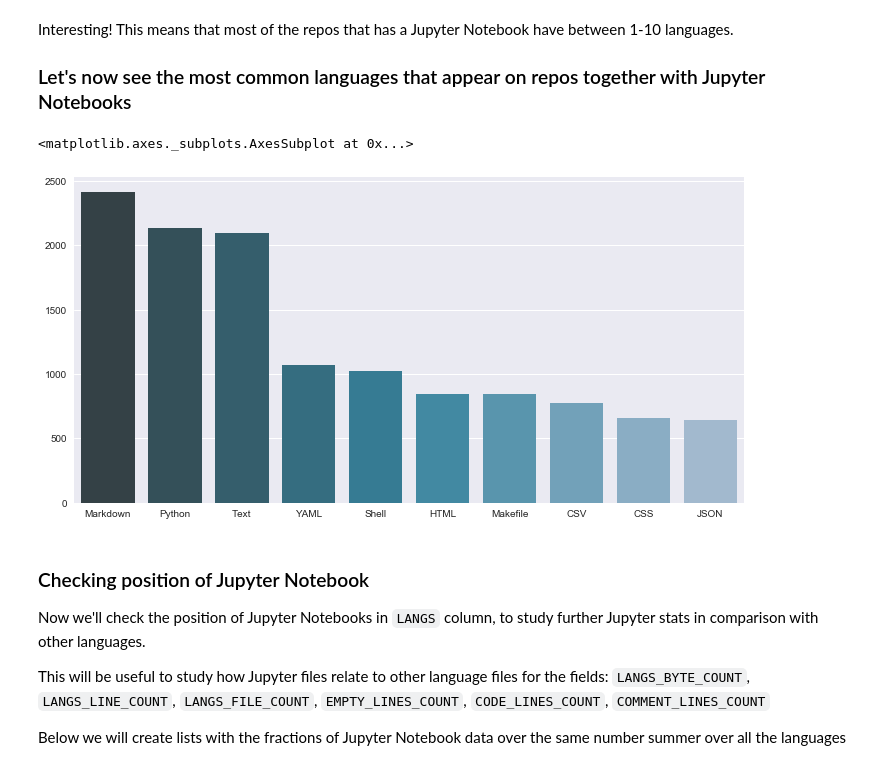
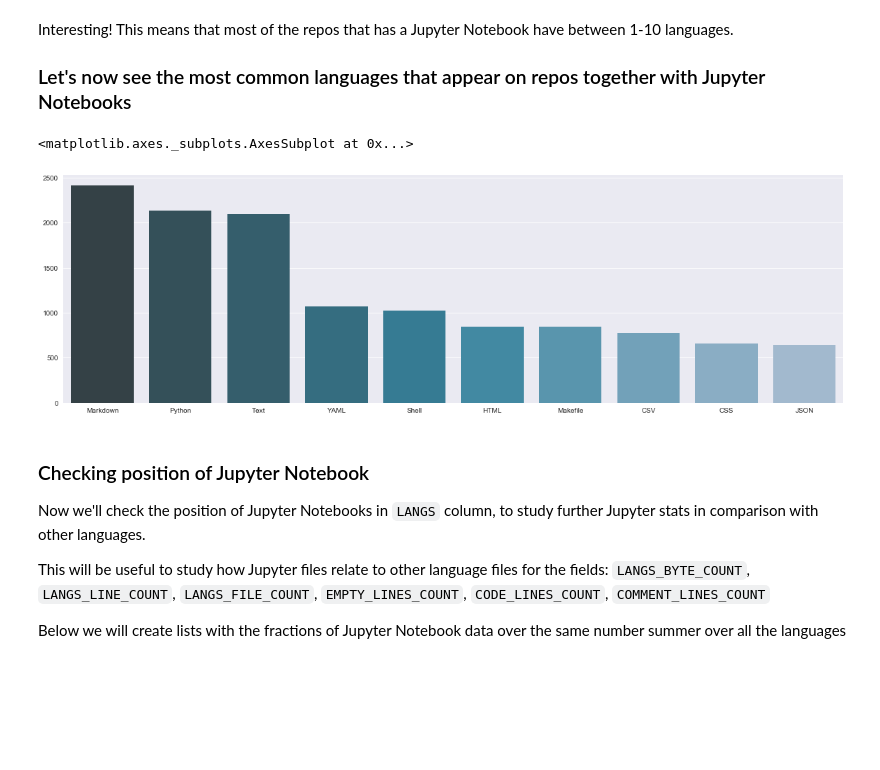
Before and after one commit to gomesfernanda/PGA_study, a Jupyter notebook: PGA_study_Jupyter.ipynb, the cells around one changed output. Saved outputs shown, nothing was run; the diff lists cells and outputs as text; code cells hidden in the pictures; blank space fills up the shorter version.

```diff
--- a/PGA_study_Jupyter.ipynb
+++ b/PGA_study_Jupyter.ipynb
@@ -107,23 +107,23 @@ Interesting! This means that most of the repos that has a Jupyter Notebook have
 # %%
 from collections import Counter
 
 list_alllangs = []
 
 for row in range(len(jupyter_df)):
     row_str = str(jupyter_df.iloc[row].at['LANGS'])                # Turning the Langs column into a string
     row_list = row_str.split(',')                                  # Creating a list from the Languages string
     tw_list = [x for x in row_list if x != 'Jupyter Notebook']     # Building a new list excluding Jupyter Notebook
     list_alllangs += tw_list                                       # Adding this list to a greater list with all languages for all repos
 
 z = Counter(list_alllangs).most_common(10)
 z_langs = [x[0] for x in z]
 z_counts = [x[1] for x in z]
 
-plt.figure(figsize=(12,6))
+plt.figure(figsize=(20,6))
 sns.barplot(x = z_langs, y=z_counts, palette='PuBuGn_d')
 # %% [output]
 <matplotlib.axes._subplots.AxesSubplot at 0x...>
-[figure, old version]
+[figure, new version]
 # %% [markdown]
 ### Checking position of Jupyter Notebook
 
```
